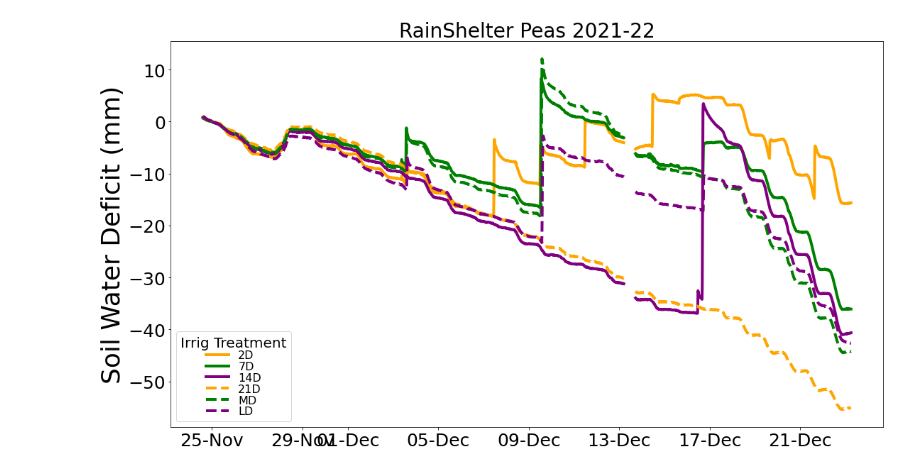
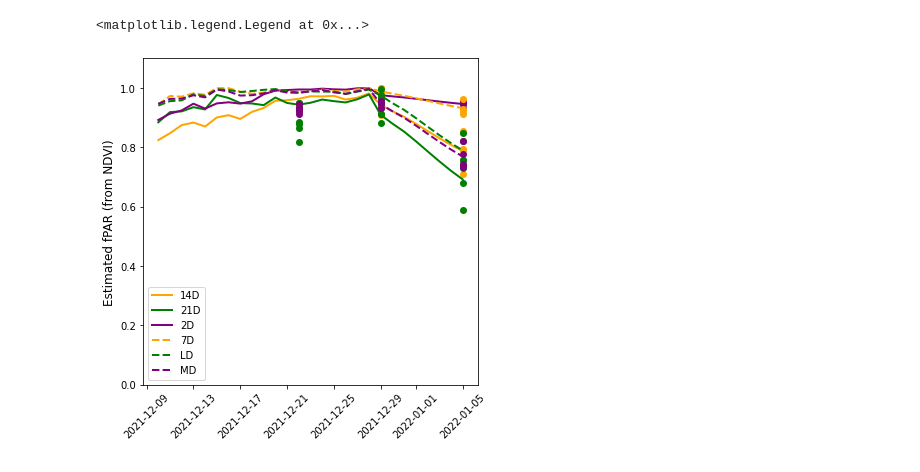
Before and after one commit to HamishBrownPFR/CropWaterAnalysis, a Jupyter notebook: Peas/CanopyTempWUCalcs.ipynb, the cells around one changed output. Saved outputs shown, nothing was run; the diff lists cells and outputs as text; code cells hidden in the pictures.

```diff
--- a/Peas/CanopyTempWUCalcs.ipynb
+++ b/Peas/CanopyTempWUCalcs.ipynb
@@ -173,3 +219,36 @@ NetRadData.to_pickle(Path + '\\LoggedData\\DataFrames\\NetRadData.pkl')
+# %%
+Start = ObsDates[0]
+Today = ObsDates[-1]
+DailyDates = pd.date_range(Start,Today)
+TreatIndex = fPARndvi.groupby(level=['Irrigation']).mean().index
+DailyfPARMeans = pd.DataFrame(index = DailyDates, columns = TreatIndex)
+for Treat in DailyfPARMeans.columns:
+    DailyfPARMeans.loc[:,Treat] = np.interp(TempData.loc[Start:Today],fPARTreatMeans.loc[Treat,'AccumTemp'],fPARTreatMeans.loc[Treat,'est'])
+
+fPAR = pd.concat([fPAR.loc[:'2021-12-28'],DailyfPARMeans.loc['2021-12-29':]])
+fPAR.sort_index(inplace=True)
+fPAR.sort_index(axis=1,inplace=True)
+# %%
+NDVIGraph = plt.figure(figsize=(6,6))
+Irrigs = DailyfPARMeans.columns.values
+colors = ['orange','green','purple','orange','green','purple']
+lines = ['-','-','-','--','--','--']
+Reps = [1.0, 2.0, 3.0, 4.0]
+pos = -1
+for Irrig in Irrigs:
+    pos+=1
+    for Rep in Reps:
+        Plot = fPARndvi.loc[(Irrig,Rep),:]
+        plt.plot(Plot.index,Plot.est,'o',mec=colors[pos],mfc=colors[pos],ms=5,mew=2,label='_nolegend_')
+    plt.plot(fPAR.index,fPAR.loc[:,(Irrig)],lines[pos],color=colors[pos],label=Irrig,lw=2)
+plt.ylabel('Estimated fPAR (from NDVI)',fontsize=12)
+plt.xticks(rotation=45)
+plt.tick_params(labelsize=10)
+plt.ylim(0,1.1)
+plt.legend(loc=3,fontsize=10)
+# %% [output]
+<matplotlib.legend.Legend at 0x...>
+[figure, added]
 # %%
 ## Note.  We found an error in the calculations for estGDay coefficients when
 ## revising the companion paper
@@ -208,21 +284,0 @@ for zone in u.columns:
-# %%
-  # This calculation only works because field capacity is a multi index series
-SoilWaterDeficit = UpdateSWDGraphData()
-Graph = plt.figure(figsize=(18,10))
-ax = Graph.add_subplot(1,1,1)
-cols = ['orange','green','purple','orange','green','purple']
-lins = ['-','-','-','--','--','--']
-pos = 0
-for p in ['2D','7D','14D','21D','MD','LD']:
-    plt.plot(SoilWaterDeficit.loc[:,p],lins[pos],color=cols[pos],lw=4,label=p)
-    pos+=1
-plt.ylabel('Soil Water Deficit (mm)', fontsize=36);
-plt.tick_params(labelsize=25)
-plt.title('RainShelter Peas 2021-22', fontsize=28);
-plt.legend(fontsize=24, loc=3)
-ax.xaxis.set_major_formatter(mdates.DateFormatter('%d-%b'))
-ledg = plt.legend(loc=3,numpoints=1,fontsize = 16,labelspacing = 0.05,
-                          title='Irrig Treatment')
-ledg.get_title().set_fontsize(20)
-# %% [output]
-[figure, removed]
```
Also changed, not shown: parts of 27 cells of this notebook, 2 other files.
